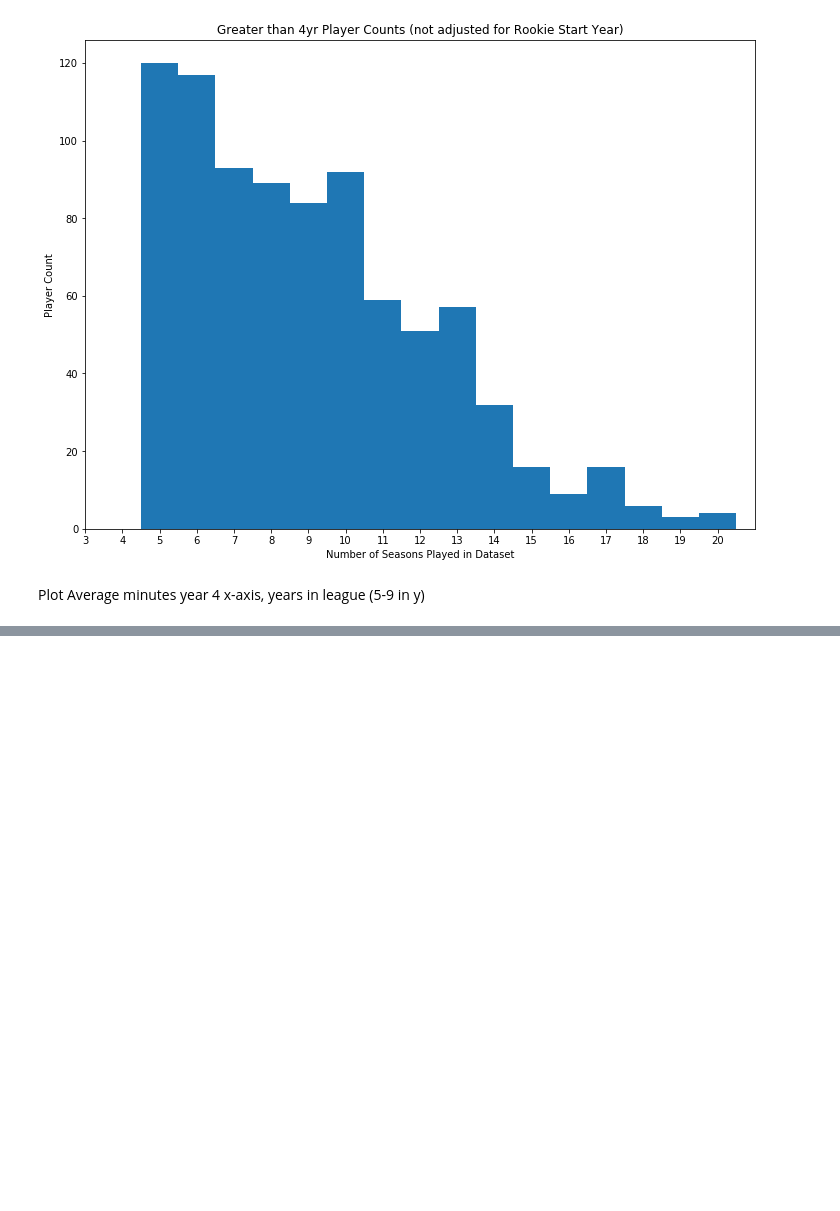
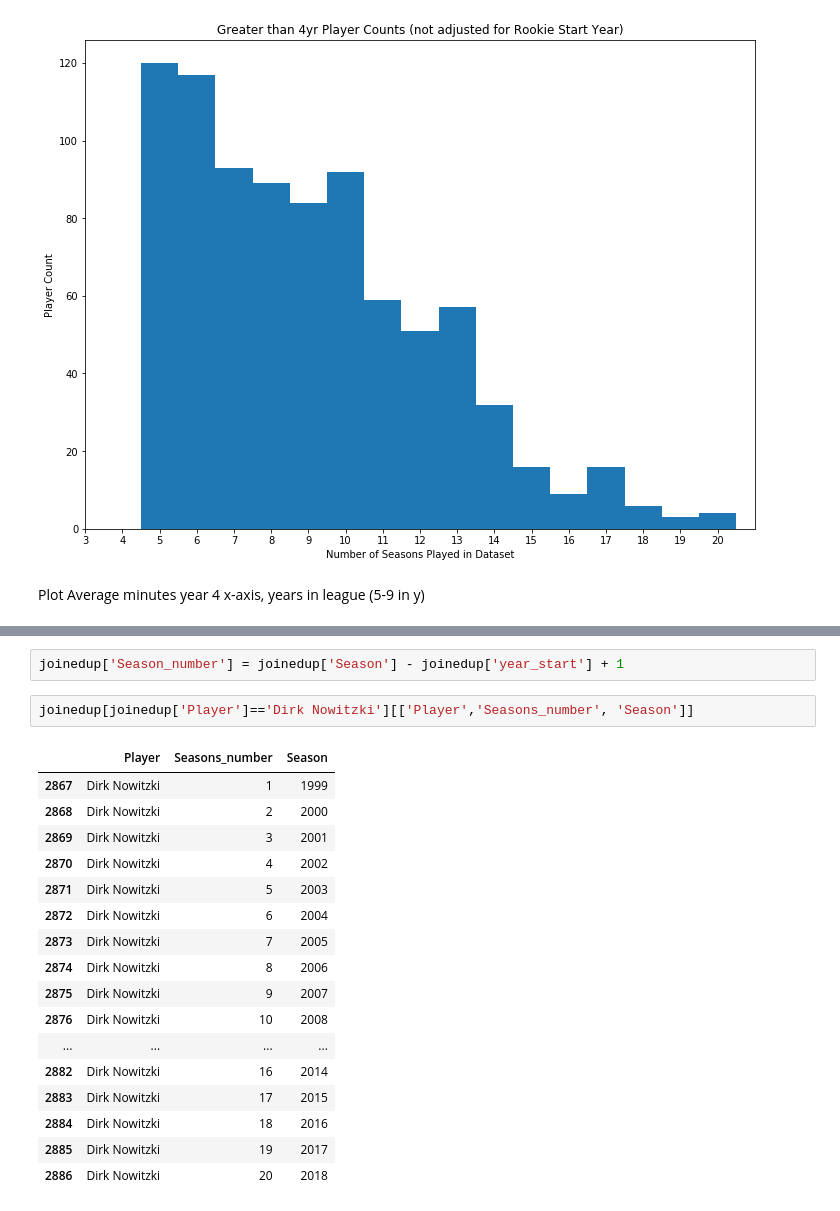
Before and after one commit to KirkAVoss/kv-capstone, a Jupyter notebook: NBAwinshare/EDA_and_Dev_Day2.ipynb, the cells around one changed output, grey strips where cells are left out. Cells and saved outputs as stored; diff of their text form; blank space fills up the shorter version.

```diff
--- a/NBAwinshare/EDA_and_Dev_Day2.ipynb
+++ b/NBAwinshare/EDA_and_Dev_Day2.ipynb
@@ -60,0 +174,22 @@ def add_years_in_league(df_seasonal, df_demo):
+# %%
+joinedup['Season_number'] = joinedup['Season'] - joinedup['year_start'] + 1
+# %%
+joinedup[joinedup['Player']=='Dirk Nowitzki'][['Player','Seasons_number', 'Season']]
+# %% [output]
+|  | Player | Seasons_number | Season |
+| 2867 | Dirk Nowitzki | 1 | 1999 |
+| 2868 | Dirk Nowitzki | 2 | 2000 |
+| 2869 | Dirk Nowitzki | 3 | 2001 |
+| 2870 | Dirk Nowitzki | 4 | 2002 |
+| 2871 | Dirk Nowitzki | 5 | 2003 |
+| 2872 | Dirk Nowitzki | 6 | 2004 |
+| 2873 | Dirk Nowitzki | 7 | 2005 |
+| 2874 | Dirk Nowitzki | 8 | 2006 |
+| 2875 | Dirk Nowitzki | 9 | 2007 |
+| 2876 | Dirk Nowitzki | 10 | 2008 |
+| ... | ... | ... | ... |
+| 2882 | Dirk Nowitzki | 16 | 2014 |
+| 2883 | Dirk Nowitzki | 17 | 2015 |
+| 2884 | Dirk Nowitzki | 18 | 2016 |
+| 2885 | Dirk Nowitzki | 19 | 2017 |
+| 2886 | Dirk Nowitzki | 20 | 2018 |
```
Also changed, not shown: parts of 17 cells of this notebook.
